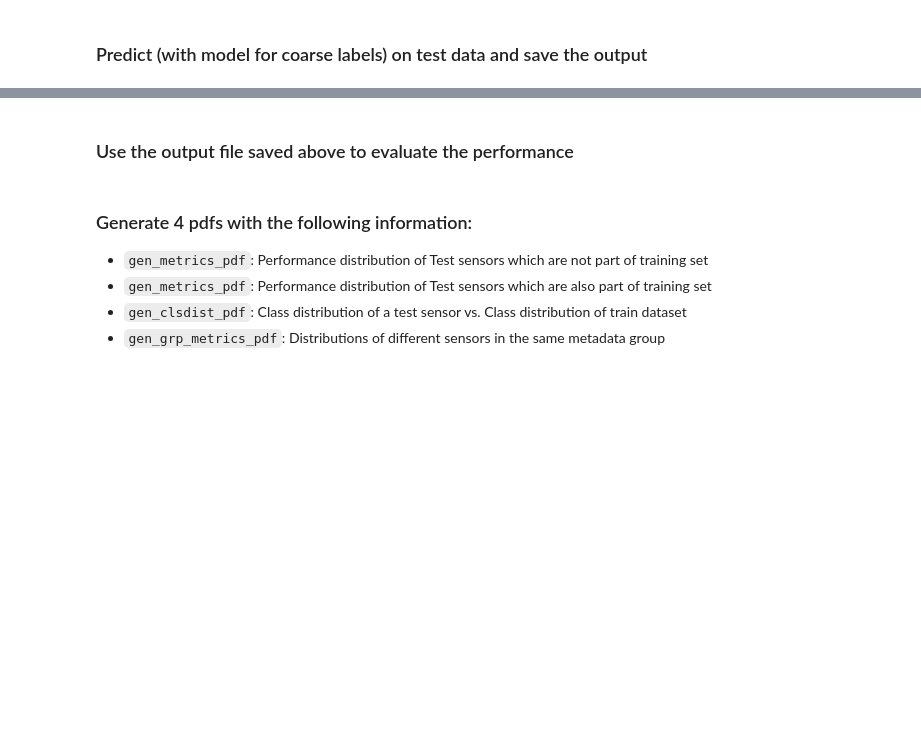
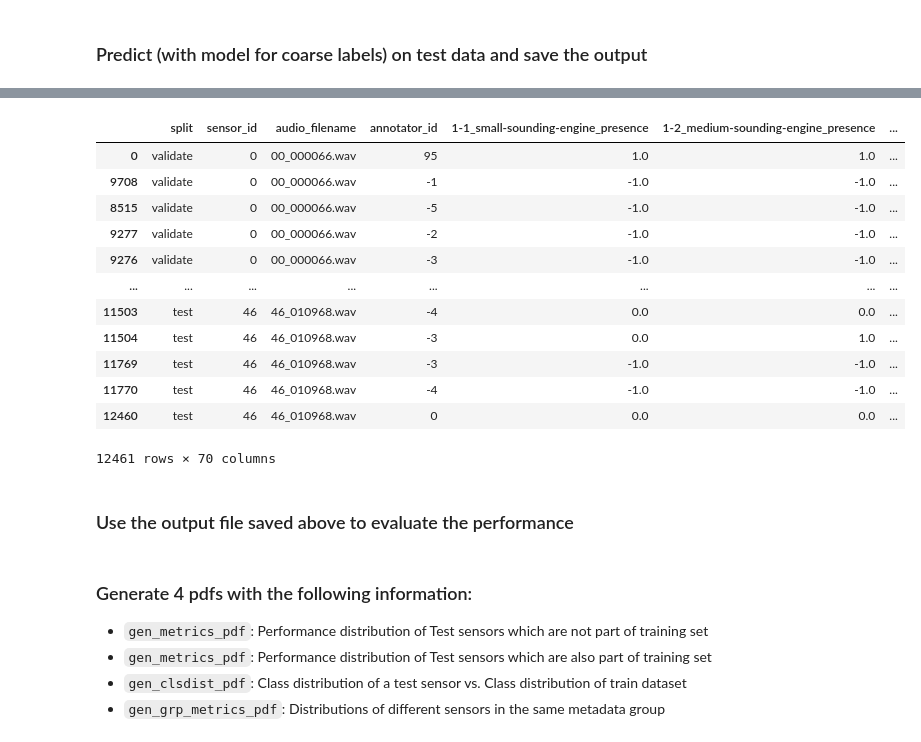
Before and after one commit to ksangeeta2429/l3embedding, a Jupyter notebook: notebooks/evaluate_ust_per_sensor.ipynb, the cells around one changed output, grey strips where cells are left out. Drawn from its saved outputs; the diff is of its cells as text; code cells hidden in the pictures; blank space fills up the shorter version.

```diff
--- a/notebooks/evaluate_ust_per_sensor.ipynb
+++ b/notebooks/evaluate_ust_per_sensor.ipynb
@@ -288,0 +345,34 @@ else:
+# %%
+sensor_list = []
+
+    # Get the audio filenames and the splits without duplicates
+    data = annotation_data[['split', 'sensor_id', 'audio_filename']].drop_duplicates().sort_values('audio_filename')
+
+    custom_split = None
+    if split_path:
+        custom_split = {'train': [], 'validate': []}
+
+        split_df = pd.read_csv(split_path)
+        for _, row in split_df.iterrows():
+            custom_split[row['split']].append(row['sensor_id'])
+
+    train_idxs = []
+    valid_idxs = []
+    test_idxs = []
+    for idx, (_, row) in enumerate(data.iterrows()):
+        if not custom_split:
+            if row['split'] == 'train':
+                train_idxs.append(idx)
+            elif row['split'] == 'validate':
+                valid_idxs.append(idx)
+            else:
+                test_idxs.append(idx)
+        else:
+            if row['sensor_id'] in custom_split['train']:
+                train_idxs.append(idx)
+            elif row['sensor_id'] in custom_split['validate']:
+                valid_idxs.append(idx)
+            else:
+                test_idxs.append(idx)
+
+annotation_data = annotation_data[annotation_data['sensor_id'].isin(sensor_list)]
@@ -338,3 +425,19 @@ None
+# %%
+annotation_data
+# %% [output]
+|  | split | sensor_id | audio_filename | annotator_id | 1-1_small-sounding-engine_presence | 1-2_medium-sounding-engine_presence | ... |
+| 0 | validate | 0 | 00_000066.wav | 95 | 1.0 | 1.0 | ... |
+| 9708 | validate | 0 | 00_000066.wav | -1 | -1.0 | -1.0 | ... |
+| 8515 | validate | 0 | 00_000066.wav | -5 | -1.0 | -1.0 | ... |
+| 9277 | validate | 0 | 00_000066.wav | -2 | -1.0 | -1.0 | ... |
+| 9276 | validate | 0 | 00_000066.wav | -3 | -1.0 | -1.0 | ... |
+| ... | ... | ... | ... | ... | ... | ... | ... |
+| 11503 | test | 46 | 46_010968.wav | -4 | 0.0 | 0.0 | ... |
+| 11504 | test | 46 | 46_010968.wav | -3 | 0.0 | 1.0 | ... |
+| 11769 | test | 46 | 46_010968.wav | -3 | -1.0 | -1.0 | ... |
+| 11770 | test | 46 | 46_010968.wav | -4 | -1.0 | -1.0 | ... |
+| 12460 | test | 46 | 46_010968.wav | 0 | 0.0 | 0.0 | ... |
+12461 rows × 70 columns
 # %% [markdown]
 ### Use the output file saved above to evaluate the performance
 # %%
```
Also changed, not shown: parts of 7 cells of this notebook, 23 other files.
